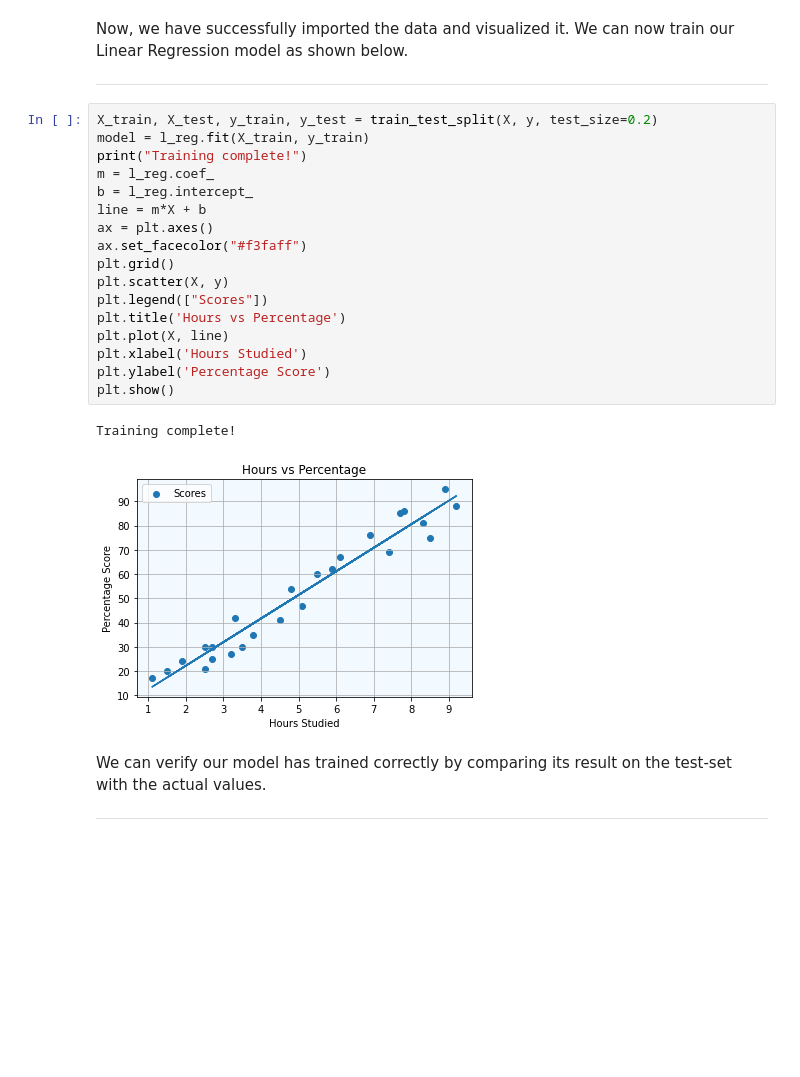
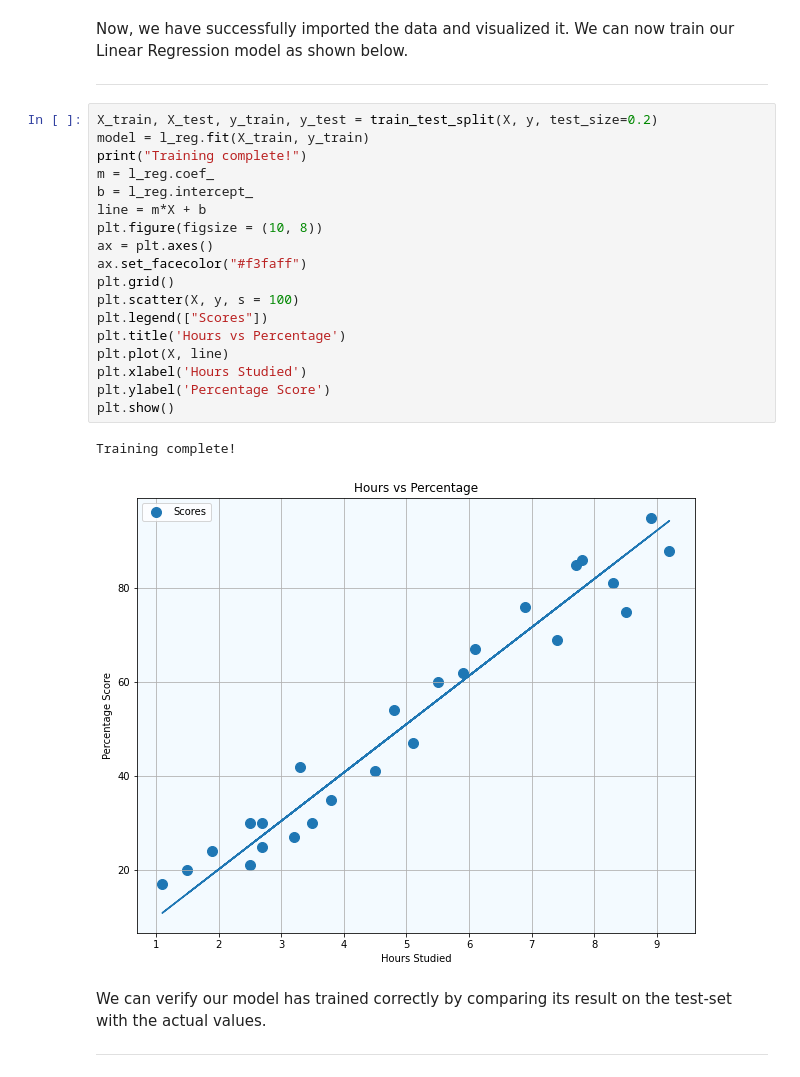
Before and after one commit to shreyash0502/MLmodels, a Jupyter notebook: Task1_supervised_ML.ipynb, the cells around one changed output. Drawn from its saved outputs; the diff is of its cells as text; blank space fills up the shorter version.

```diff
--- a/Task1_supervised_ML.ipynb
+++ b/Task1_supervised_ML.ipynb
@@ -92,23 +84,24 @@ Now, we have successfully imported the data and visualized it. We can now train
 # %%
 X_train, X_test, y_train, y_test = train_test_split(X, y, test_size=0.2)
 model = l_reg.fit(X_train, y_train)
 print("Training complete!")
 m = l_reg.coef_
 b = l_reg.intercept_
 line = m*X + b
+plt.figure(figsize = (10, 8))
 ax = plt.axes()
 ax.set_facecolor("#f3faff")
 plt.grid()
-plt.scatter(X, y)
+plt.scatter(X, y, s = 100)
 plt.legend(["Scores"])
 plt.title('Hours vs Percentage')
 plt.plot(X, line)
 plt.xlabel('Hours Studied')
 plt.ylabel('Percentage Score')
 plt.show()
 # %% [output]
 Training complete!
-[figure, old version]
+[figure, new version]
 # %% [markdown]
 We can verify our model has trained correctly by comparing its result on the test-set with the actual values.
 
```
Also changed, not shown: parts of 5 cells of this notebook.
